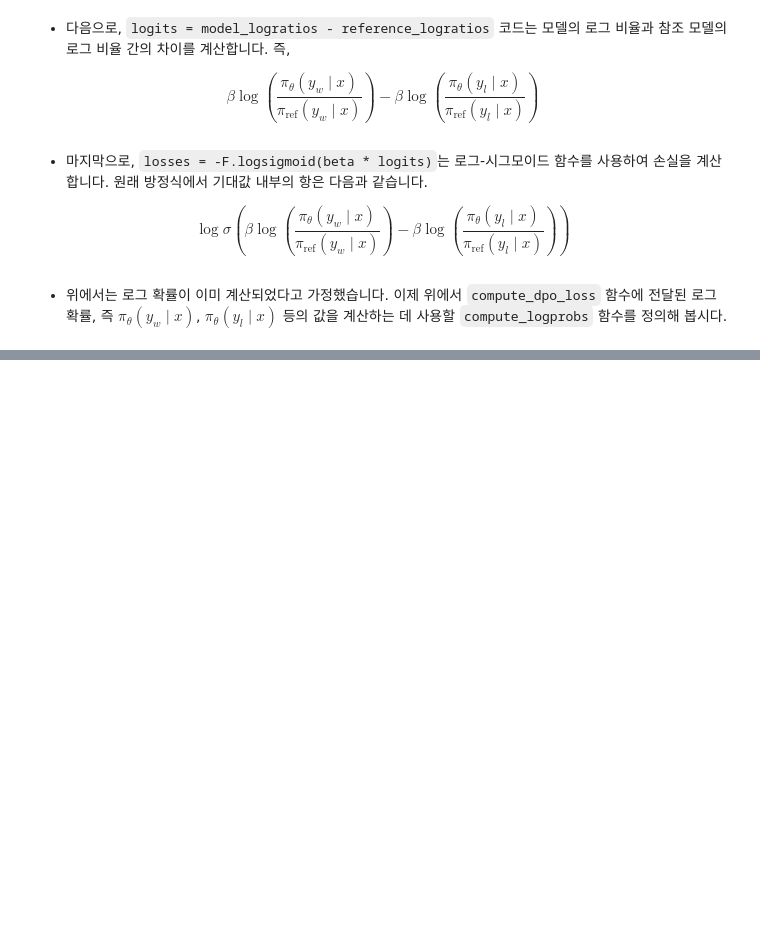
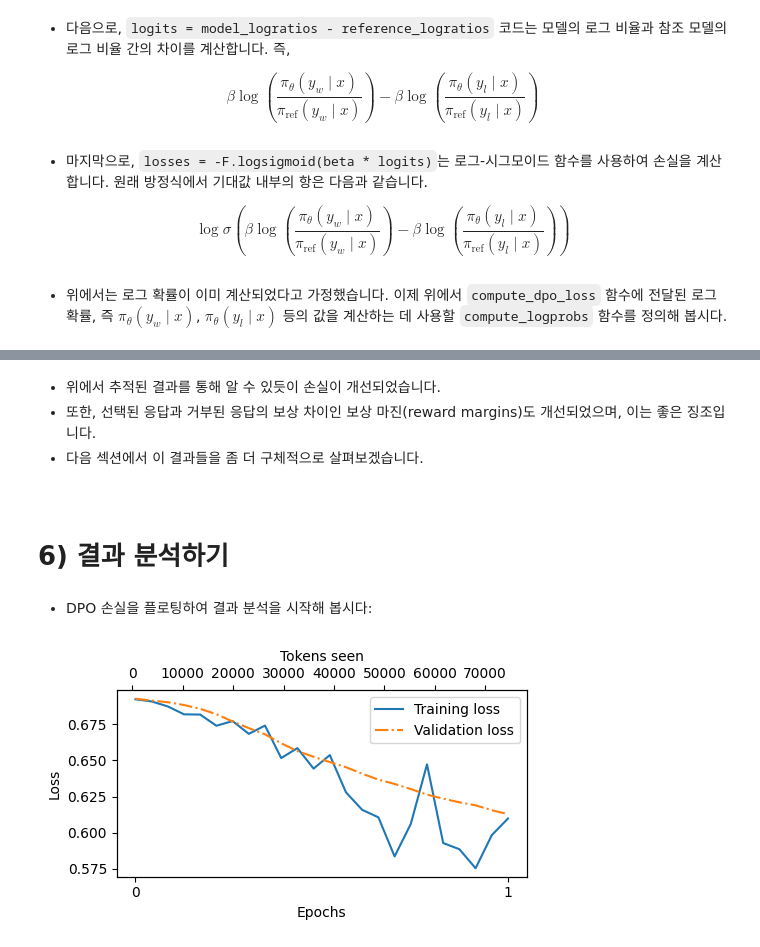
Before and after one commit to heury/llm_hands_on, a Jupyter notebook: Chapter_7_Exercise_Follow_Instructions_dpo.ipynb, the cells around one changed output, grey strips where cells are left out. Drawn from its saved outputs; the diff is of its cells as text; code cells hidden in the pictures; blank space fills up the shorter version.

Commit message:
chapter 6 중요도 업데이트

```diff
--- a/Chapter_7_Exercise_Follow_Instructions_dpo.ipynb
+++ b/Chapter_7_Exercise_Follow_Instructions_dpo.ipynb
@@ -205,0 +1105,4 @@ def compute_dpo_loss_batch(batch, policy_model, reference_model, beta):
+# %%
+with torch.no_grad():
+    loss = compute_dpo_loss_batch(batch, policy_model, reference_model, beta=0.1)
+print(loss)
@@ -205,0 +1378,27 @@ def compute_dpo_loss_batch(batch, policy_model, reference_model, beta):
+# %%
+import time
+
+start_time = time.time()
+
+torch.manual_seed(123)
+
+optimizer = torch.optim.AdamW(policy_model.parameters(), lr=5e-6, weight_decay=0.01)
+
+num_epochs = 1
+tracking = train_model_dpo_simple(
+    policy_model=policy_model,
+    reference_model=reference_model,
+    train_loader=train_loader,
+    val_loader=val_loader,
+    optimizer=optimizer,
+    num_epochs=num_epochs,
+    beta=0.1, # 0.1 에서 0.5 사이의 값
+    eval_freq=5,
+    eval_iter=5,
+    start_context=format_input(val_data[2]),
+    tokenizer=tokenizer
+)
+
+end_time = time.time()
+execution_time_minutes = (end_time - start_time) / 60
+print(f"Training completed in {execution_time_minutes:.2f} minutes.")
@@ -205,0 +1423,25 @@ def compute_dpo_loss_batch(batch, policy_model, reference_model, beta):
+# %% [markdown]
+- 위에서 추적된 결과를 통해 알 수 있듯이 손실이 개선되었습니다.
+- 또한, 선택된 응답과 거부된 응답의 보상 차이인 보상 마진(reward margins)도 개선되었으며, 이는 좋은 징조입니다.
+- 다음 섹션에서 이 결과들을 좀 더 구체적으로 살펴보겠습니다.
+# %% [markdown]
+&nbsp;
+# 6) 결과 분석하기
+# %% [markdown]
+- DPO 손실을 플로팅하여 결과 분석을 시작해 봅시다:
+# %%
+from previous_chapters import plot_losses
+# 대안:
+# from llms_from_scratch.ch05 import plot_losses
+
+
+epochs_tensor = torch.linspace(0, num_epochs, len(tracking["train_losses"]))
+plot_losses(
+    epochs_seen=epochs_tensor,
+    tokens_seen=tracking["tokens_seen"],
+    train_losses=tracking["train_losses"],
+    val_losses=tracking["val_losses"],
+    label="loss"
+)
+# %% [output]
+[figure, added]
```
Also changed, not shown: parts of 112 cells of this notebook, 3 other files.
